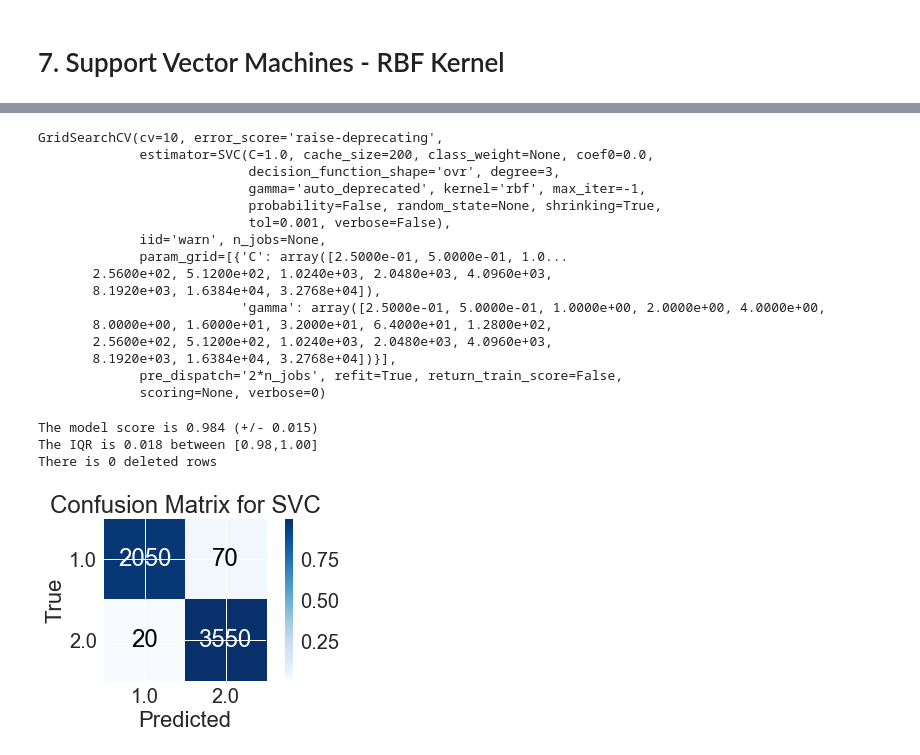
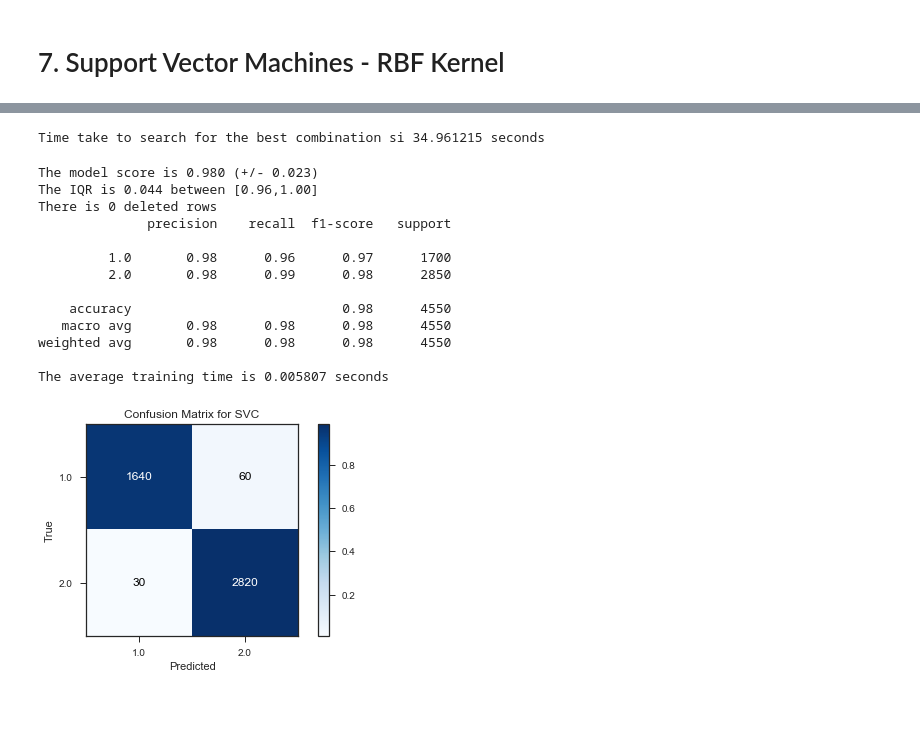
Before and after one commit to mohammeddonia/StatLearn-Comparison, a Jupyter notebook: Binary_01_Cancer Diagnostics.ipynb, the cells around one changed output, grey strips where cells are left out. Drawn from its saved outputs; the diff is of its cells as text; code cells hidden in the pictures; blank space fills up the shorter version.

```diff
--- a/Binary_01_Cancer Diagnostics.ipynb
+++ b/Binary_01_Cancer Diagnostics.ipynb
@@ -332,9 +446,11 @@ There is 0 deleted rows
 # %%
 param_grid = [
-    {'C':2.**np.linspace(-15,15,31),'gamma':2.**np.linspace(-2,15,18)}
+    {'C':2.**np.linspace(-5,15,21),'gamma':2.**np.linspace(-15,3,19)}
 ]
 
 clf = SVC(kernel='linear')
+start = time()
 grid_search_L = GridSearchCV(clf, param_grid, cv=10)
-grid_search_L.fit(cancer_prepared, df['y'])
+grid_search_L.fit(cancer_prepared, np.array(df['y']))
+print('Time take to search for the best combination si %0.6f seconds'% (time()-start))
 # %% [output]
@@ -366,8 +478,0 @@ There is 0 deleted rows
-# %%
-param_grid = [
-    {'C':2.**np.linspace(-5,15,21),'gamma':2.**np.linspace(-15,3,19)}
-]
-
-clf = SVC(kernel='linear')
-grid_search_L1 = GridSearchCV(clf, param_grid, cv=10)
-grid_search_L1.fit(cancer_prepared, df['y'])
@@ -420,0 +501,13 @@ for mean_score, params in zip(cvres["mean_test_score"], cvres["params"]):
+# %%
+#  Fitting on the training data
+SVM_L = classifiers['SVM'](kernel='linear',
+                           C=grid_search_L.best_params_['C'],
+                          gamma = grid_search_L.best_params_['gamma'])
+SVM_L.fit(cancer_prepared, np.array(df['y']))
+
+# Getting predictions and getting the accuracy score with confusion matrix and classification report
+test_pred = SVM_L.predict(scaled_test)
+test_score_SVM_L = accuracy_score(test_pred, np.array(df_test['y']))
+print('The test accuracy is %0.4f'%test_score_SVM_L)
+print(classification_report(test_pred, np.array(df_test['y'])))
+_,test_conf_SVM_L = plot_confusion(test_pred, df_test['y'],SVM_L)
@@ -441,30 +530,32 @@ param_grid = [
 ]
 
 clf = SVC(kernel='rbf')
+
+start = time()
 grid_search_RBF = GridSearchCV(clf, param_grid, cv=10)
-grid_search_RBF.fit(cancer_prepared, df['y'])
+grid_search_RBF.fit(cancer_prepared, np.array(df['y']))
+print('Time take to search for the best combination si %0.6f seconds'% (time()-start))
 # %% [output]
-GridSearchCV(cv=10, error_score='raise-deprecating',
-             estimator=SVC(C=1.0, cache_size=200, class_weight=None, coef0=0.0,
-                           decision_function_shape='ovr', degree=3,
-                           gamma='auto_deprecated', kernel='rbf', max_iter=-1,
-                           probability=False, random_state=None, shrinking=True,
-                           tol=0.001, verbose=False),
-             iid='warn', n_jobs=None,
-             param_grid=[{'C': array([2.5000e-01, 5.0000e-01, 1.0...
-       2.5600e+02, 5.1200e+02, 1.0240e+03, 2.0480e+03, 4.0960e+03,
-       8.1920e+03, 1.6384e+04, 3.2768e+04]),
-                          'gamma': array([2.5000e-01, 5.0000e-01, 1.0000e+00, 2.0000e+00, 4.0000e+00,
-       8.0000e+00, 1.6000e+01, 3.2000e+01, 6.4000e+01, 1.2800e+02,
-       2.5600e+02, 5.1200e+02, 1.0240e+03, 2.0480e+03, 4.0960e+03,
-       8.1920e+03, 1.6384e+04, 3.2768e+04])}],
-             pre_dispatch='2*n_jobs', refit=True, return_train_score=False,
-             scoring=None, verbose=0)
+Time take to search for the best combination si 34.961215 seconds
 # %%
-conf, test_scores = classify(cancer_prepared, df['y'],classifiers['SVM'](kernel='rbf', C=grid_search_RBF.best_params_['C'],
+val_conf_SVM_RBF, val_scores_SVM_RBF, val_time_SVM_RBF = classify(cancer_prepared, np.array(df['y']),
+                                                             classifiers['SVM'](kernel='rbf',
+                                                                                C=grid_search_RBF.best_params_['C'],
                                                                         gamma = grid_search_RBF.best_params_['gamma']))
+
+print('The average training time is %0.6f seconds'%val_time_SVM_RBF.mean())
 # %% [output]
-The model score is 0.984 (+/- 0.015)
-The IQR is 0.018 between [0.98,1.00]
+The model score is 0.980 (+/- 0.023)
+The IQR is 0.044 between [0.96,1.00]
 There is 0 deleted rows
+              precision    recall  f1-score   support
+
+         1.0       0.98      0.96      0.97      1700
+         2.0       0.98      0.99      0.98      2850
+
+    accuracy                           0.98      4550
+   macro avg       0.98      0.98      0.98      4550
+weighted avg       0.98      0.98      0.98      4550
+
+The average training time is 0.005807 seconds
-[figure, old version]
+[figure, new version]
```
Also changed, not shown: parts of 32 cells of this notebook, 6 other files.
